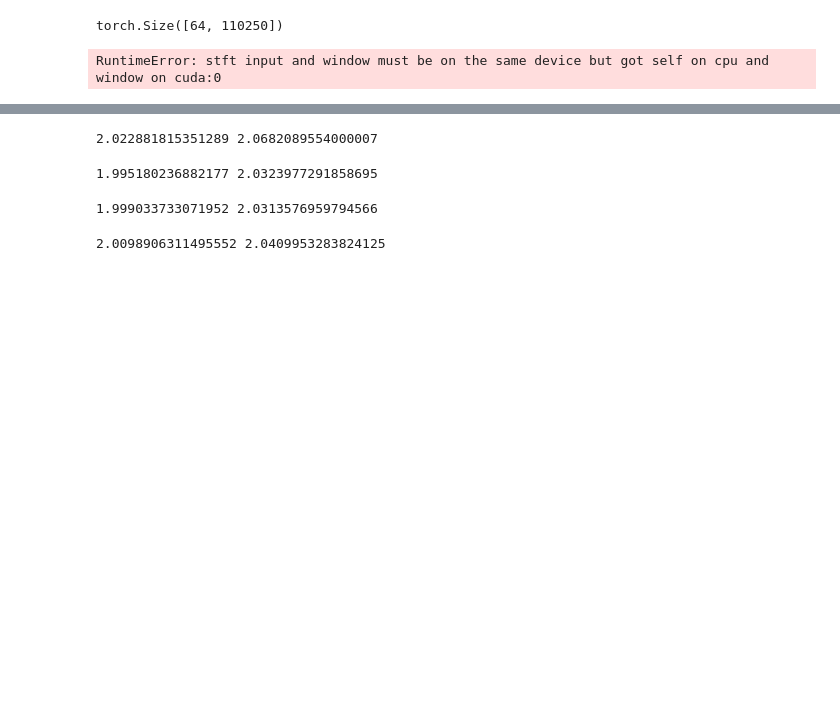
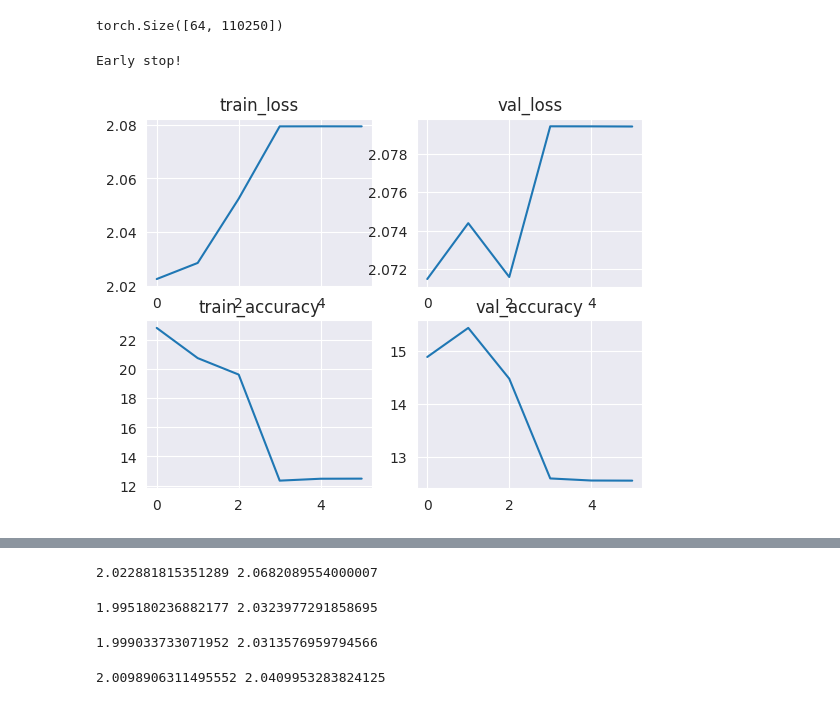
Before and after one commit to Sergey-Baranenkov/mag_coursework, a Jupyter notebook: genre_classification/genre_classification_external.ipynb, the cells around one changed output, grey strips where cells are left out. Saved outputs shown, nothing was run; the diff lists cells and outputs as text; code cells hidden in the pictures; blank space fills up the shorter version.

```diff
--- a/genre_classification/genre_classification_external.ipynb
+++ b/genre_classification/genre_classification_external.ipynb
@@ -56,12 +58,13 @@ next(iter(train_data_loader))[0].shape
 # %% [output]
 torch.Size([64, 110250])
 # %%
-cnnsa_model = CNNSA(sample_rate=22050, n_class=NUM_CLASSES, f_max=11025).to(DEVICE)
+cnnsa_model = CNNSA(sample_rate=22050, n_class=NUM_CLASSES, f_max=11025, n_mels=48).to(DEVICE)
 train_progress, val_progress = executor(DEVICE, cnnsa_model, train_dataloader = train_data_loader, val_dataloader=val_data_loader, epochs=15, learning_rate=0.001, weight_decay=0.1, evaluate_per_iteration=10, early_stop_after=(5,  0.001))
 
 plot_metrics(train_progress, val_progress, metrics = ['loss', 'accuracy'])
 # %% [output]
-RuntimeError: stft input and window must be on the same device but got self on cpu and window on cuda:0
+Early stop!
+[figure, added]
 # %%
 test_loss, test_accuracy, (test_pred, test_true) = evaluate(DEVICE, cnnsa_model, test_data_loader, criterion=nn.CrossEntropyLoss(), return_pred=True)
 
```
Also changed, not shown: parts of 4 cells of this notebook.
